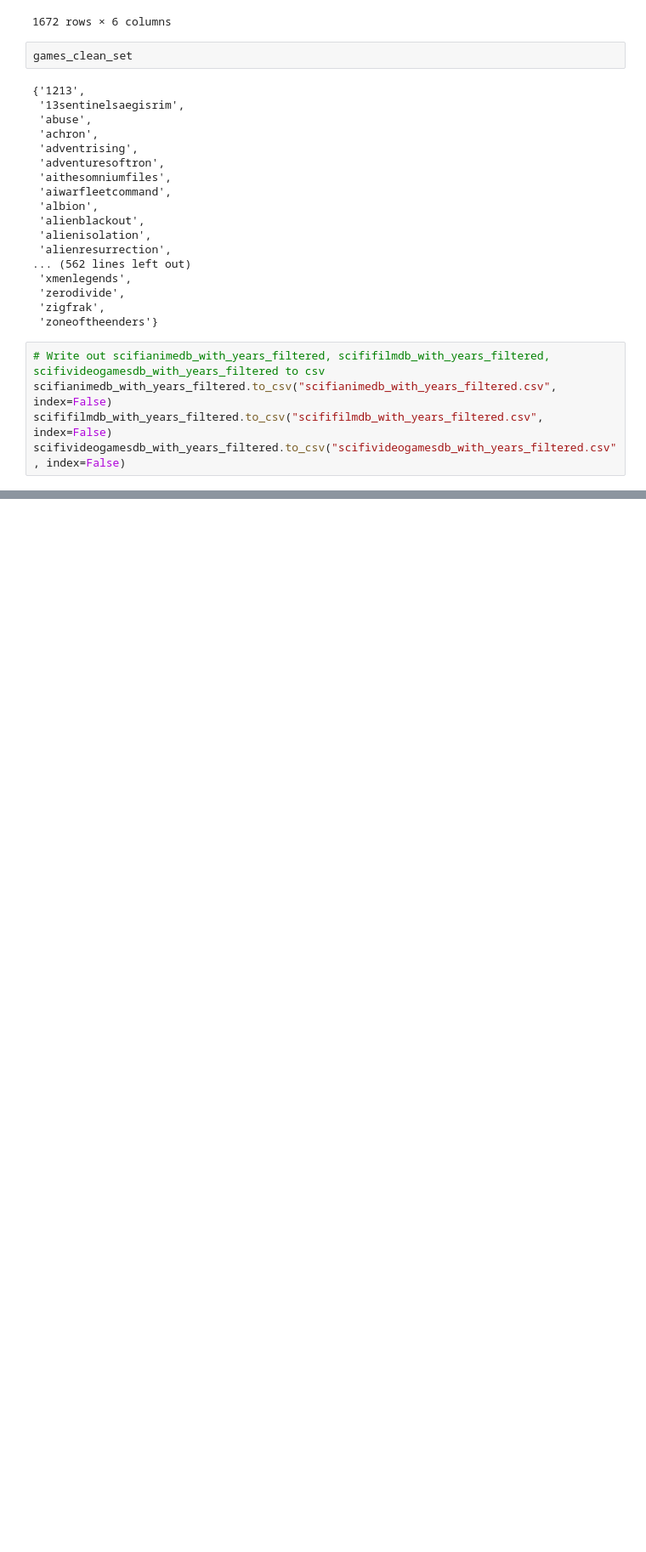
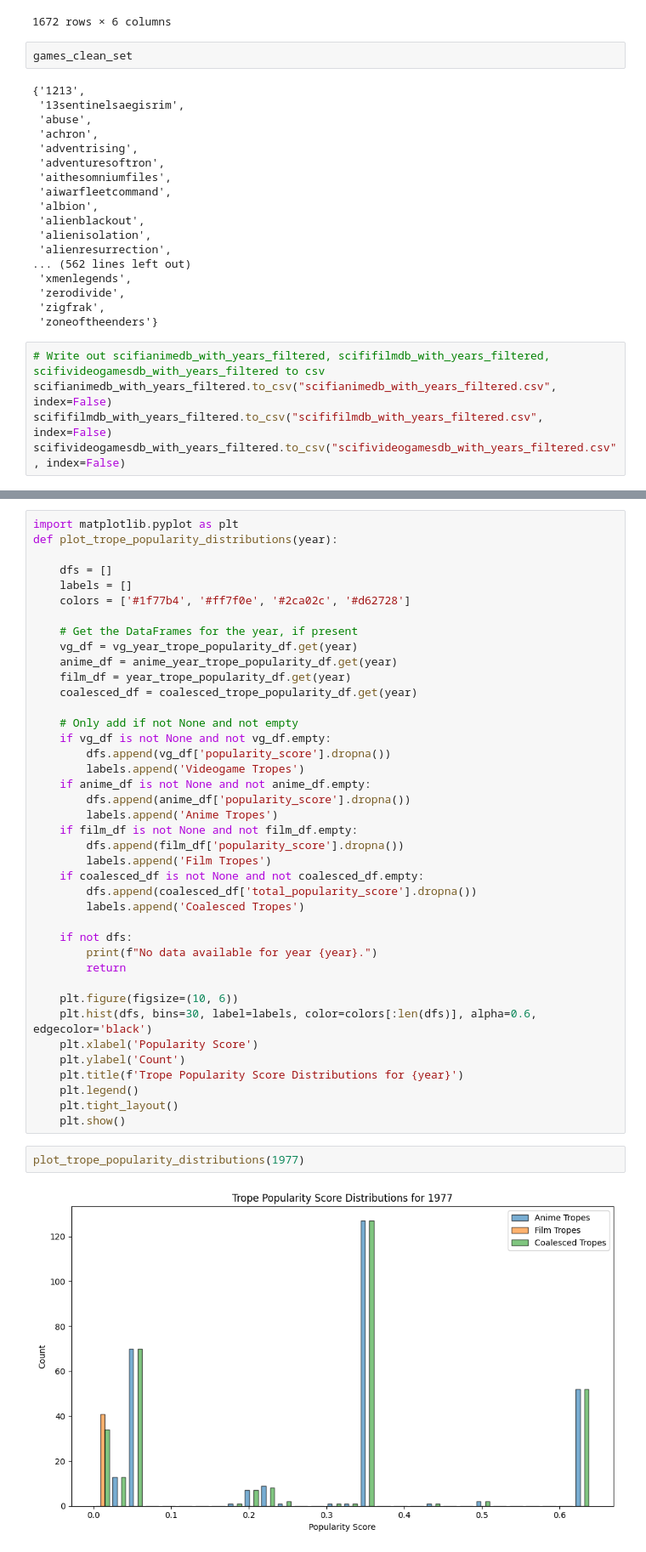
Before and after one commit to MichaelCai0301/scifitropes-dataset, a Jupyter notebook: altered_data/playground.ipynb, the cells around one changed output, grey strips where cells are left out. Shown at 85% size. Drawn from its saved outputs; the diff is of its cells as text; blank space fills up the shorter version.

```diff
--- a/altered_data/playground.ipynb
+++ b/altered_data/playground.ipynb
@@ -337,0 +794,44 @@ Loaded all_scifi_genres with shape: (262, 6)
+# %%
+import matplotlib.pyplot as plt
+def plot_trope_popularity_distributions(year):
+
+    dfs = []
+    labels = []
+    colors = ['#1f77b4', '#ff7f0e', '#2ca02c', '#d62728']
+
+    # Get the DataFrames for the year, if present
+    vg_df = vg_year_trope_popularity_df.get(year)
+    anime_df = anime_year_trope_popularity_df.get(year)
+    film_df = year_trope_popularity_df.get(year)
+    coalesced_df = coalesced_trope_popularity_df.get(year)
+
+    # Only add if not None and not empty
+    if vg_df is not None and not vg_df.empty:
+        dfs.append(vg_df['popularity_score'].dropna())
+        labels.append('Videogame Tropes')
+    if anime_df is not None and not anime_df.empty:
+        dfs.append(anime_df['popularity_score'].dropna())
+        labels.append('Anime Tropes')
+    if film_df is not None and not film_df.empty:
+        dfs.append(film_df['popularity_score'].dropna())
+        labels.append('Film Tropes')
+    if coalesced_df is not None and not coalesced_df.empty:
+        dfs.append(coalesced_df['total_popularity_score'].dropna())
+        labels.append('Coalesced Tropes')
+
+    if not dfs:
+        print(f"No data available for year {year}.")
+        return
+
+    plt.figure(figsize=(10, 6))
+    plt.hist(dfs, bins=30, label=labels, color=colors[:len(dfs)], alpha=0.6, edgecolor='black')
+    plt.xlabel('Popularity Score')
+    plt.ylabel('Count')
+    plt.title(f'Trope Popularity Score Distributions for {year}')
+    plt.legend()
+    plt.tight_layout()
+    plt.show()
+# %%
+plot_trope_popularity_distributions(1977)
+# %% [output]
+[figure, added]
```
Also changed, not shown: parts of 13 cells of this notebook, 5 other files.
